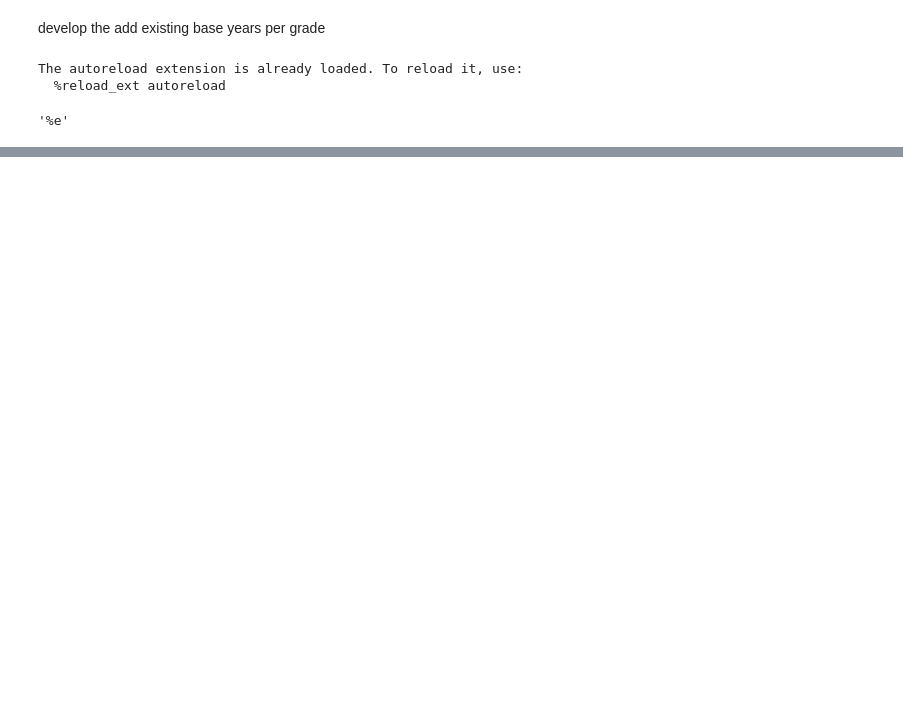
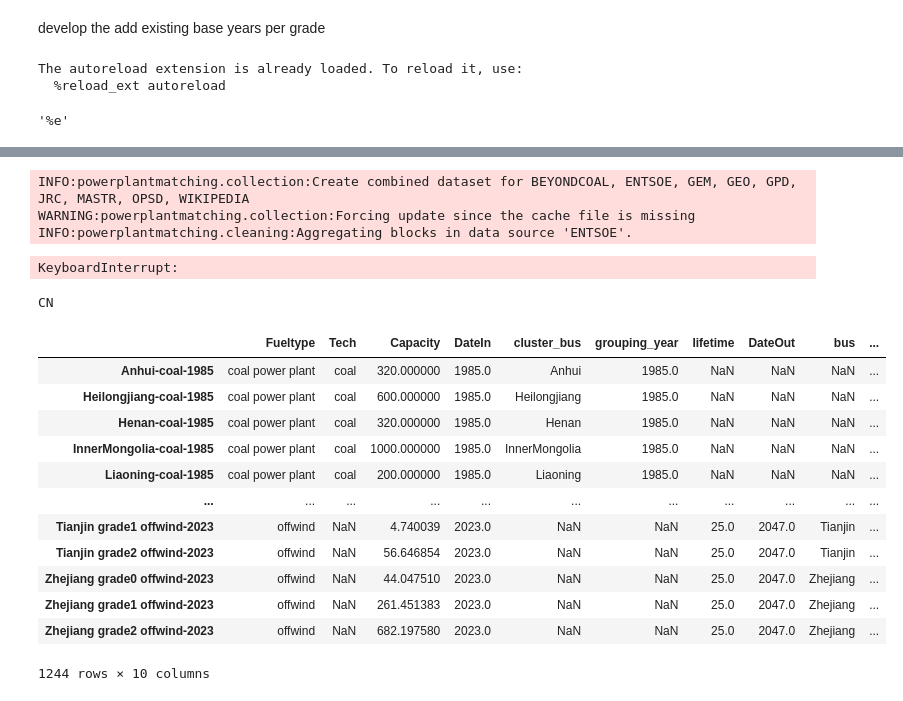
Before and after one commit to pik-piam/PyPSA-China-PIK, a Jupyter notebook: workflow/notebooks/dev-brownfield_grades_vre.ipynb, the cells around one changed output, grey strips where cells are left out. Saved outputs shown, nothing was run; the diff lists cells and outputs as text; code cells hidden in the pictures; blank space fills up the shorter version.

```diff
--- a/workflow/notebooks/dev-brownfield_grades_vre.ipynb
+++ b/workflow/notebooks/dev-brownfield_grades_vre.ipynb
@@ -178,0 +871,5 @@ FileNotFoundError: [Errno 2] No such file or directory: '/home/ivanra/documents/
+# %%
+if "DateOut" not in existing_capacities.columns:
+    existing_capacities["DateOut"] = np.nan
+lifetimes = existing_capacities.Fueltype.map(costs.lifetime).fillna(df_agg.Tech.map(costs.lifetime))
+existing_capacities.loc[:,"DateOut"] = existing_capacities.DateOut.fillna(lifetimes)
@@ -178,0 +945,7 @@ FileNotFoundError: [Errno 2] No such file or directory: '/home/ivanra/documents/
+# %%
+ppl = pm.powerplants(url_fetch=True)
+# %% [output]
+INFO:powerplantmatching.collection:Create combined dataset for BEYONDCOAL, ENTSOE, GEM, GEO, GPD, JRC, MASTR, OPSD, WIKIPEDIA
+WARNING:powerplantmatching.collection:Forcing update since the cache file is missing
+INFO:powerplantmatching.cleaning:Aggregating blocks in data source 'ENTSOE'.
+KeyboardInterrupt:
@@ -178,0 +954,49 @@ FileNotFoundError: [Errno 2] No such file or directory: '/home/ivanra/documents/
+# %%
+for c, grp in carrier_gens.groupby(carrier_gens.bus.map(n.buses.country)):
+    print(c)
+# %% [output]
+CN
+# %%
+carrier_gens = n.generators.loc[gen_i]
+res_capacities = []
+for country, group in carrier_gens.groupby(
+    carrier_gens.bus.map(n.buses.country)
+):
+    fraction = group.p_nom_max / group.p_nom_max.sum()
+    res_capacities.append(cartesian(irena, fraction))
+res_capacities = pd.concat(res_capacities, axis=1).T
+# %%
+import re
+for year in res_capacities.columns:
+    for gen in res_capacities.index:
+        bus_bin = re.sub(f" {carrier}.*", "", gen)
+        bus, bin_id = bus_bin.rsplit(" ", maxsplit=1)
+        name = f"{bus_bin} {carrier}-{year}"
+        capacity = res_capacities.loc[gen, year]
+        if capacity > 0.0:
+            cost_key = carrier.split("-", maxsplit=1)[0]
+            df_agg.at[name, "Fueltype"] = carrier
+            df_agg.at[name, "Capacity"] = capacity
+            df_agg.at[name, "DateIn"] = year
+            df_agg.at[name, "lifetime"] = costs.at[cost_key, "lifetime"]
+            df_agg.at[name, "DateOut"] = (
+                year + costs.at[cost_key, "lifetime"] - 1
+            )
+            df_agg.at[name, "bus"] = bus
+            df_agg.at[name, "resource_class"] = bin_id
+# %%
+df_agg
+# %% [output]
+|  | Fueltype | Tech | Capacity | DateIn | cluster_bus | grouping_year | lifetime | DateOut | bus | ... |
+| Anhui-coal-1985 | coal power plant | coal | 320.000000 | 1985.0 | Anhui | 1985.0 | NaN | NaN | NaN | ... |
+| Heilongjiang-coal-1985 | coal power plant | coal | 600.000000 | 1985.0 | Heilongjiang | 1985.0 | NaN | NaN | NaN | ... |
+| Henan-coal-1985 | coal power plant | coal | 320.000000 | 1985.0 | Henan | 1985.0 | NaN | NaN | NaN | ... |
+| InnerMongolia-coal-1985 | coal power plant | coal | 1000.000000 | 1985.0 | InnerMongolia | 1985.0 | NaN | NaN | NaN | ... |
+| Liaoning-coal-1985 | coal power plant | coal | 200.000000 | 1985.0 | Liaoning | 1985.0 | NaN | NaN | NaN | ... |
+| ... | ... | ... | ... | ... | ... | ... | ... | ... | ... | ... |
+| Tianjin grade1 offwind-2023 | offwind | NaN | 4.740039 | 2023.0 | NaN | NaN | 25.0 | 2047.0 | Tianjin | ... |
+| Tianjin grade2 offwind-2023 | offwind | NaN | 56.646854 | 2023.0 | NaN | NaN | 25.0 | 2047.0 | Tianjin | ... |
+| Zhejiang grade0 offwind-2023 | offwind | NaN | 44.047510 | 2023.0 | NaN | NaN | 25.0 | 2047.0 | Zhejiang | ... |
+| Zhejiang grade1 offwind-2023 | offwind | NaN | 261.451383 | 2023.0 | NaN | NaN | 25.0 | 2047.0 | Zhejiang | ... |
+| Zhejiang grade2 offwind-2023 | offwind | NaN | 682.197580 | 2023.0 | NaN | NaN | 25.0 | 2047.0 | Zhejiang | ... |
+1244 rows × 10 columns
```
Also changed, not shown: parts of 52 cells of this notebook, 1 other file.
